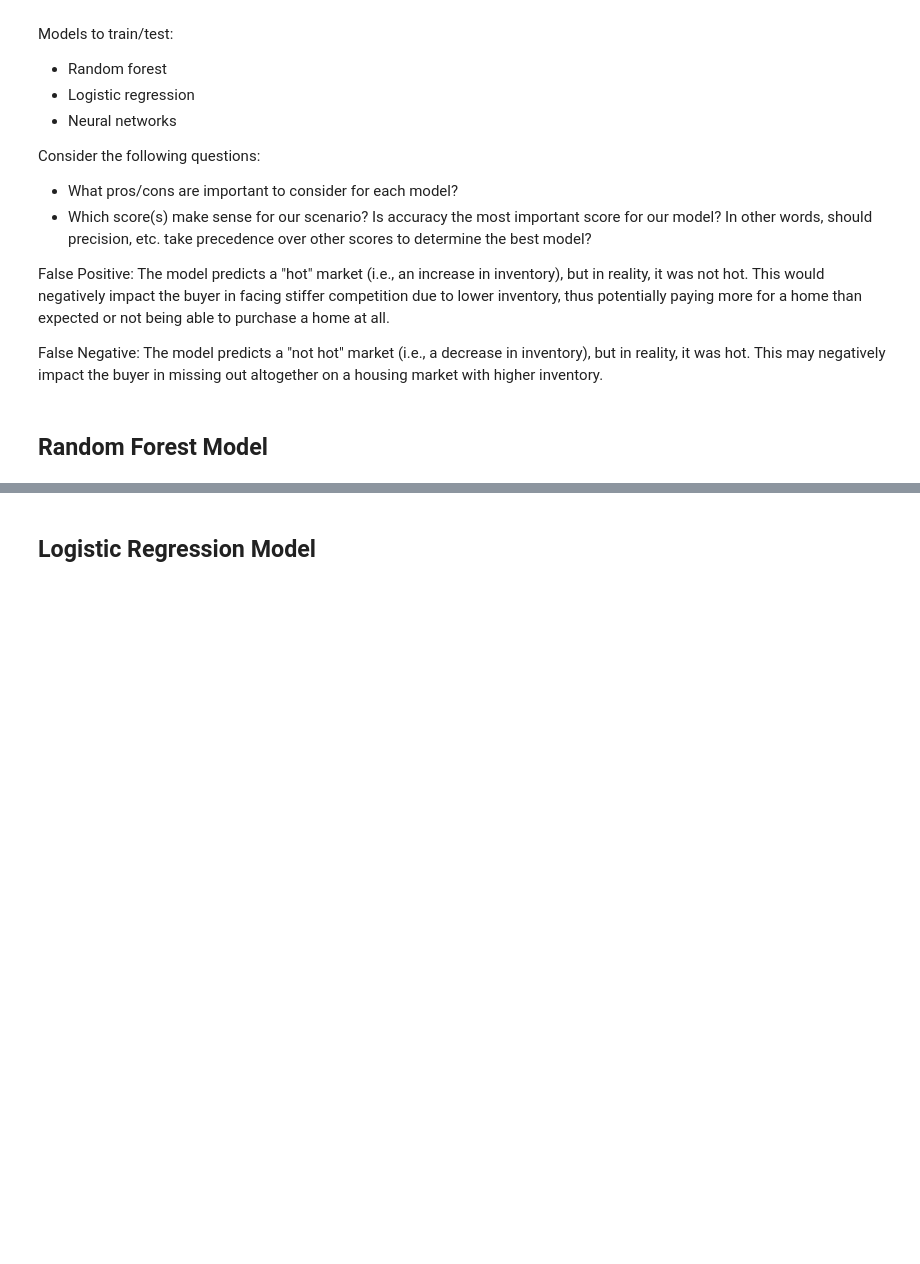
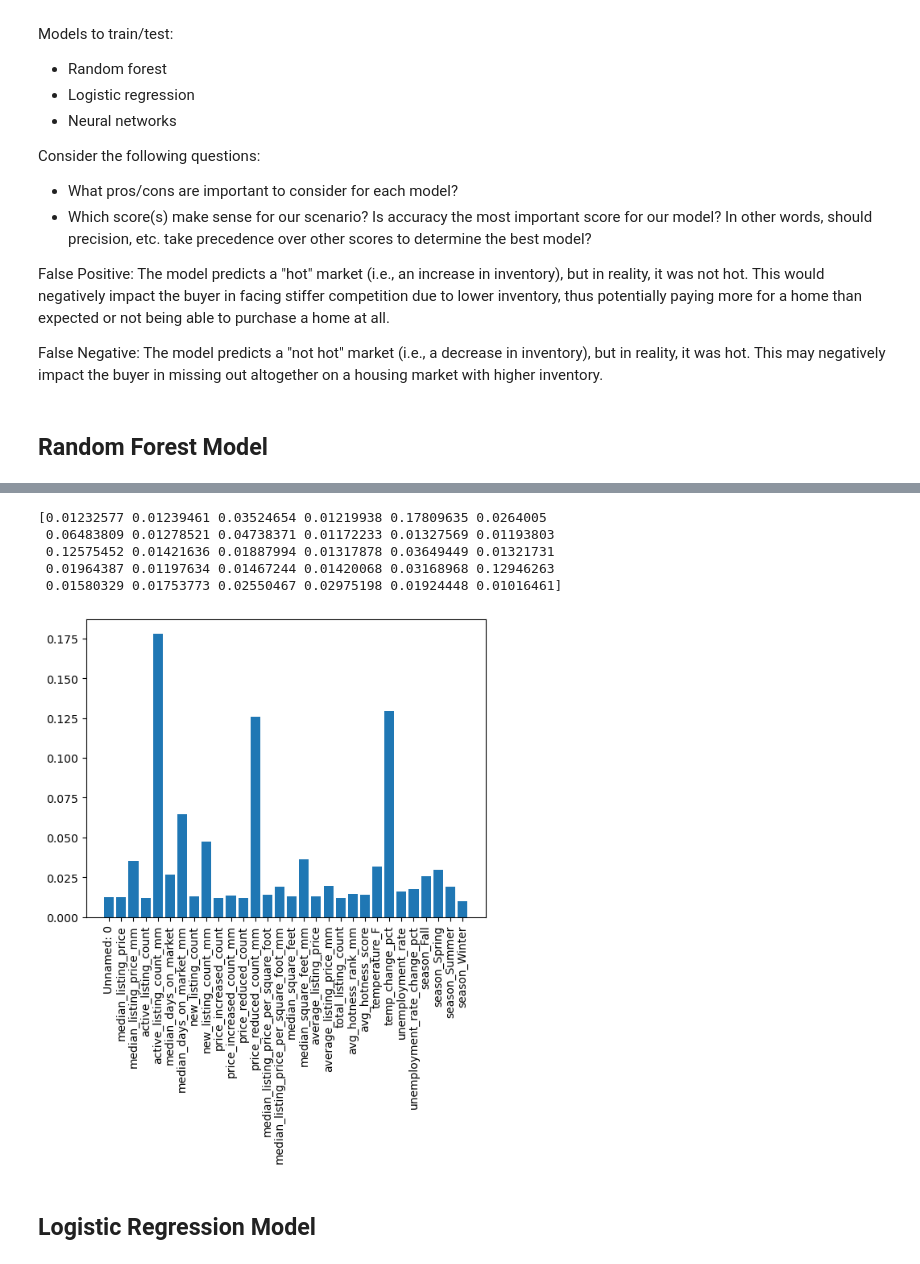
Before and after one commit to pbhan710/project04-group10, a Jupyter notebook: ml.ipynb, the cells around one changed output, grey strips where cells are left out. Cells and saved outputs as stored; diff of their text form; code cells hidden in the pictures; blank space fills up the shorter version.

```diff
--- a/ml.ipynb
+++ b/ml.ipynb
@@ -17,3 +20,6 @@ import matplotlib as plt
 # 1) Connect to / Load in SQL Table
 # %%
 raw_df = pd.read_csv("Resources/.csv")
+# %%
+df=pd.read_csv("data.csv")
+df
@@ -27,4 +91,4 @@ pd.get_dummies(X['season'])
 # %%
-X_dummies = pd.get_dummies(X)
-print(X_dummies.columns)
-X_dummies
+X = pd.get_dummies(X)
+print(X.columns)
+X
@@ -31,3 +122,3 @@ X_dummies
 # %%
-y_label = LabelEncoder().fit_transform(df['Target'])
-y_label
+y = LabelEncoder().fit_transform(df['Target'])
+y
@@ -59,6 +152,7 @@ False Negative: The model predicts a "not hot" market (i.e., a decrease in inven
 # %% [markdown]
 ## Random Forest Model
 # %%
-clf = RandomForestClassifier(random_state=1, n_estimators=500).fit(X_train_scaled, y_train)
-    "print(f'Training Score: {clf.score(X_train_scaled, y_train)}')",
-    "print(f'Testing Score: {clf.score(X_test_scaled, y_test)}')"
+clf = RandomForestClassifier(random_state=1, n_estimators=500)
+fit=clf.fit(X_train_scaled, y_train)
+print(f'Training Score: {fit.score(X_train_scaled, y_train)}')
+print(f'Testing Score: {fit.score(X_test_scaled, y_test)}')
@@ -64,0 +187,13 @@ clf = RandomForestClassifier(random_state=1, n_estimators=500).fit(X_train_scale
+# %%
+features = clf.feature_importances_
+print(features)
+plt.bar(x = range(len(features)), height=features,tick_label=X.columns)
+plt.xticks(rotation=90)
+plt.show()
+# %% [output]
+[0.01232577 0.01239461 0.03524654 0.01219938 0.17809635 0.0264005
+ 0.06483809 0.01278521 0.04738371 0.01172233 0.01327569 0.01193803
+ 0.12575452 0.01421636 0.01887994 0.01317878 0.03649449 0.01321731
+ 0.01964387 0.01197634 0.01467244 0.01420068 0.03168968 0.12946263
+ 0.01580329 0.01753773 0.02550467 0.02975198 0.01924448 0.01016461]
+[figure, added]
```
Also changed, not shown: parts of 30 cells of this notebook.
